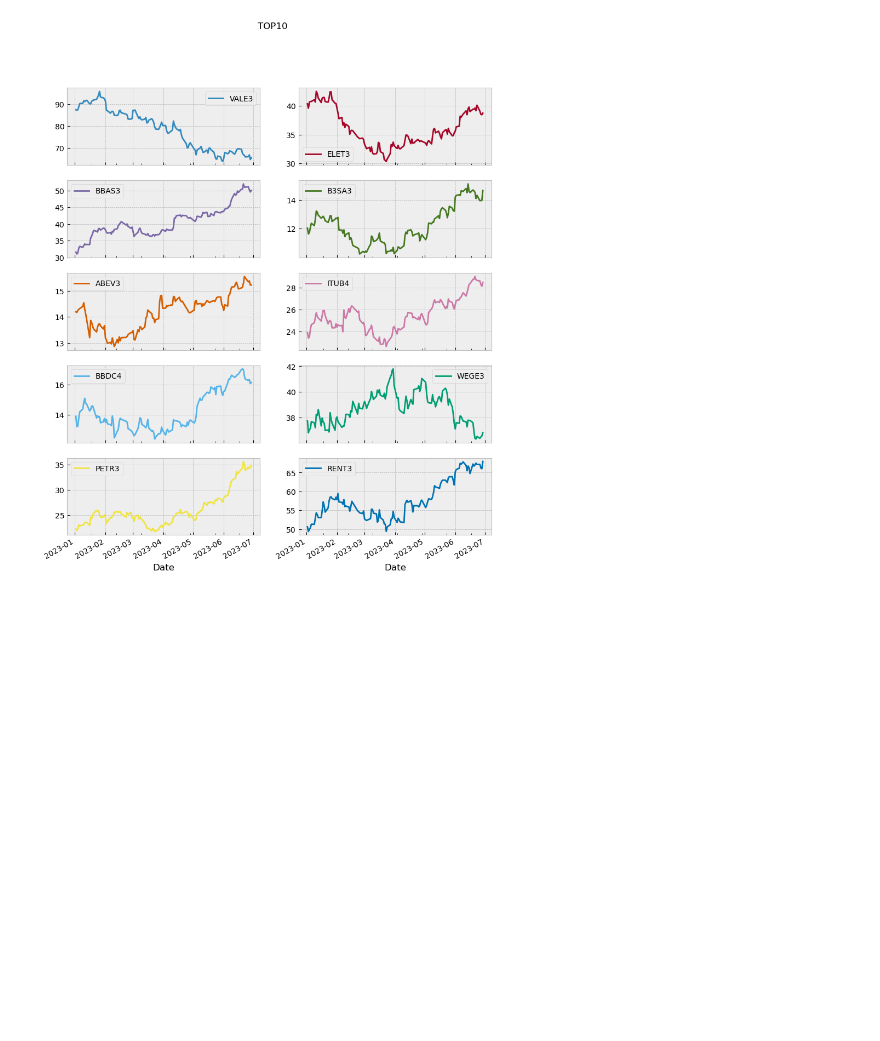
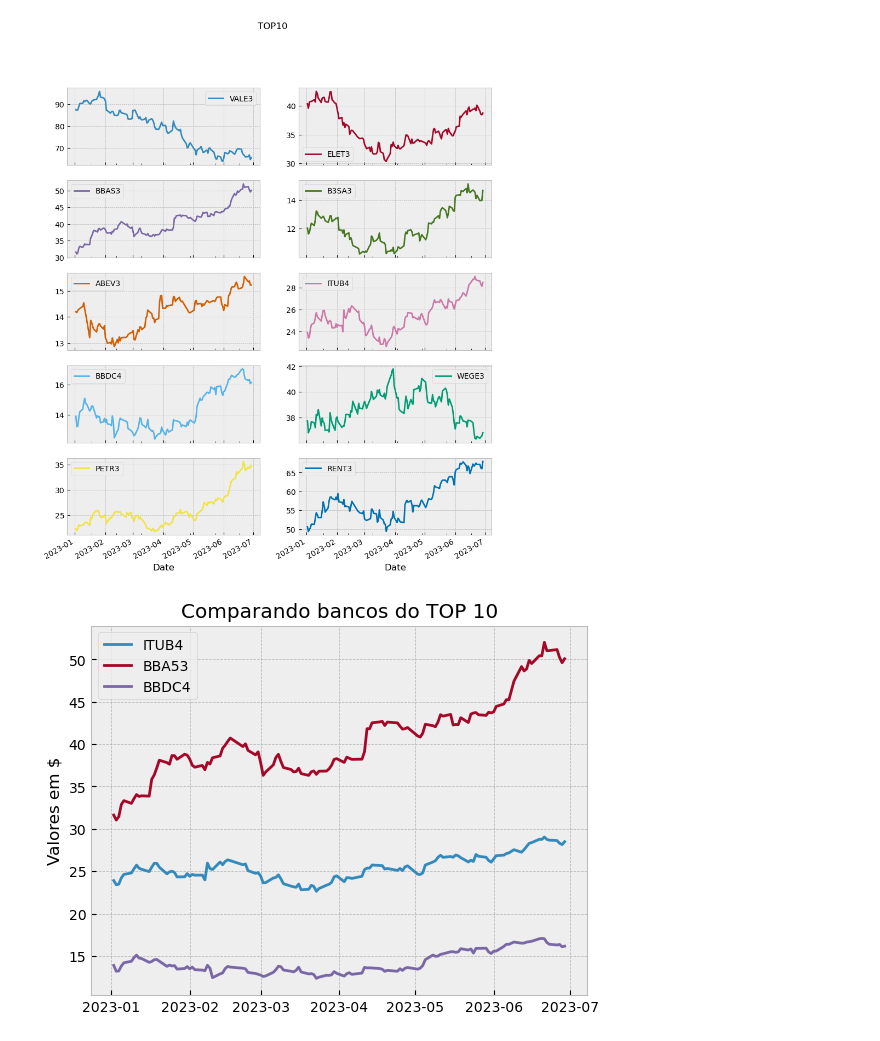
Before and after one commit to PauloViniciusR/Analise_dados, a Jupyter notebook: Matplotlib/Pandas_Matplot/24_pandas.ipynb, the cells around one changed output. Cells and saved outputs as stored; diff of their text form; code cells hidden in the pictures; blank space fills up the shorter version.

```diff
--- a/Matplotlib/Pandas_Matplot/24_pandas.ipynb
+++ b/Matplotlib/Pandas_Matplot/24_pandas.ipynb
@@ -149,3 +149,18 @@ array([<Axes: xlabel='Date'>, <Axes: xlabel='Date'>,
 df_top_10.plot(figsize=(10, 12), title="TOP10", subplots=True, layout=(5, 2));
 # %% [output]
 [figure]
+# %%
+fig, ax = plt.subplots()
+
+ax.plot(df_top_10.index,df_top_10["ITUB4"], label="ITUB4")
+ax.plot(df_top_10.index,df_top_10["BBAS3"], label="BBA53")
+ax.plot(df_top_10.index,df_top_10["BBDC4"], label="BBDC4")
+
+ax.set_title("Comparando bancos do TOP 10")
+ax.set_ylabel("Valores em $")
+ax.legend()
+
+
+plt.show()
+# %% [output]
+[figure, added]
```
Also changed, not shown: parts of 4 cells of this notebook.
